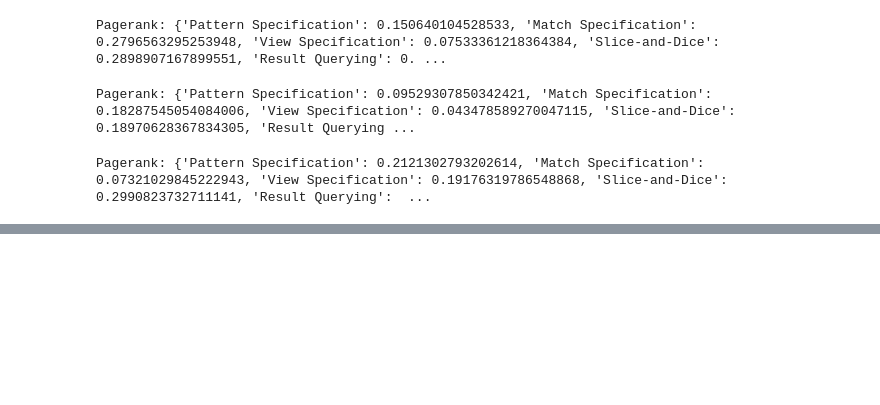
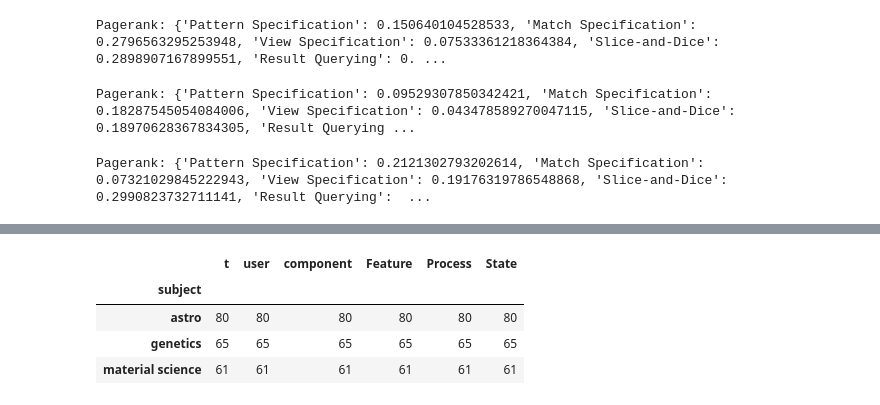
Before and after one commit to dorisjlee/ZV-paper, a Jupyter notebook: analysis/StateTransition.ipynb, the cells around one changed output, grey strips where cells are left out. Saved outputs shown, nothing was run; the diff lists cells and outputs as text; code cells hidden in the pictures; blank space fills up the shorter version.

```diff
--- a/analysis/StateTransition.ipynb
+++ b/analysis/StateTransition.ipynb
@@ -515,0 +542,8 @@ Pagerank: {'Pattern Specification': 0.2121302793202614, 'Match Specification': 0
+# %%
+df_process.groupby("subject").count()
+# %% [output]
+|  | t | user | component | Feature | Process | State |
+| subject |  |  |  |  |  |  |
+| astro | 80 | 80 | 80 | 80 | 80 | 80 |
+| genetics | 65 | 65 | 65 | 65 | 65 | 65 |
+| material science | 61 | 61 | 61 | 61 | 61 | 61 |
```
Also changed, not shown: parts of 4 cells of this notebook, 17 other files.
